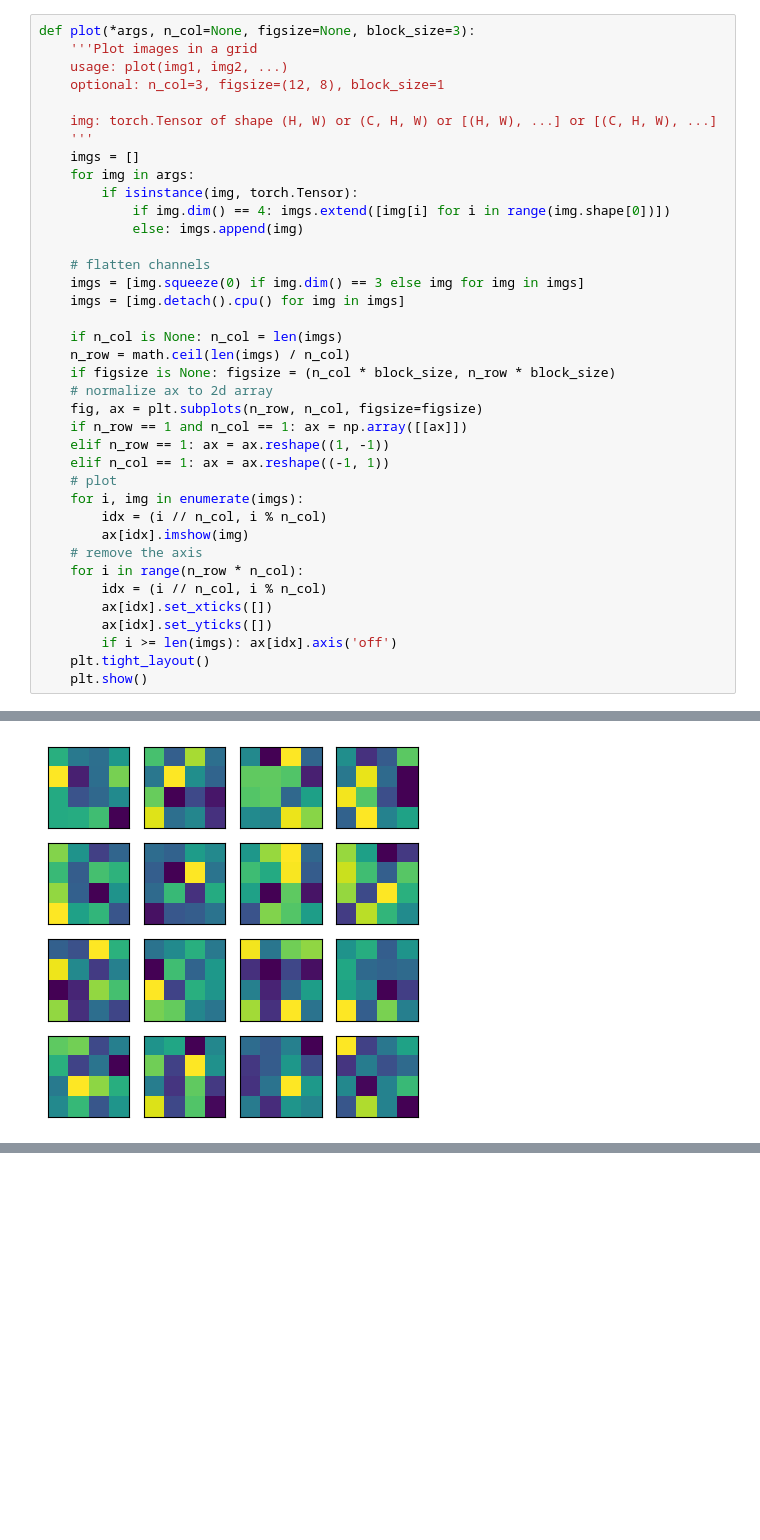
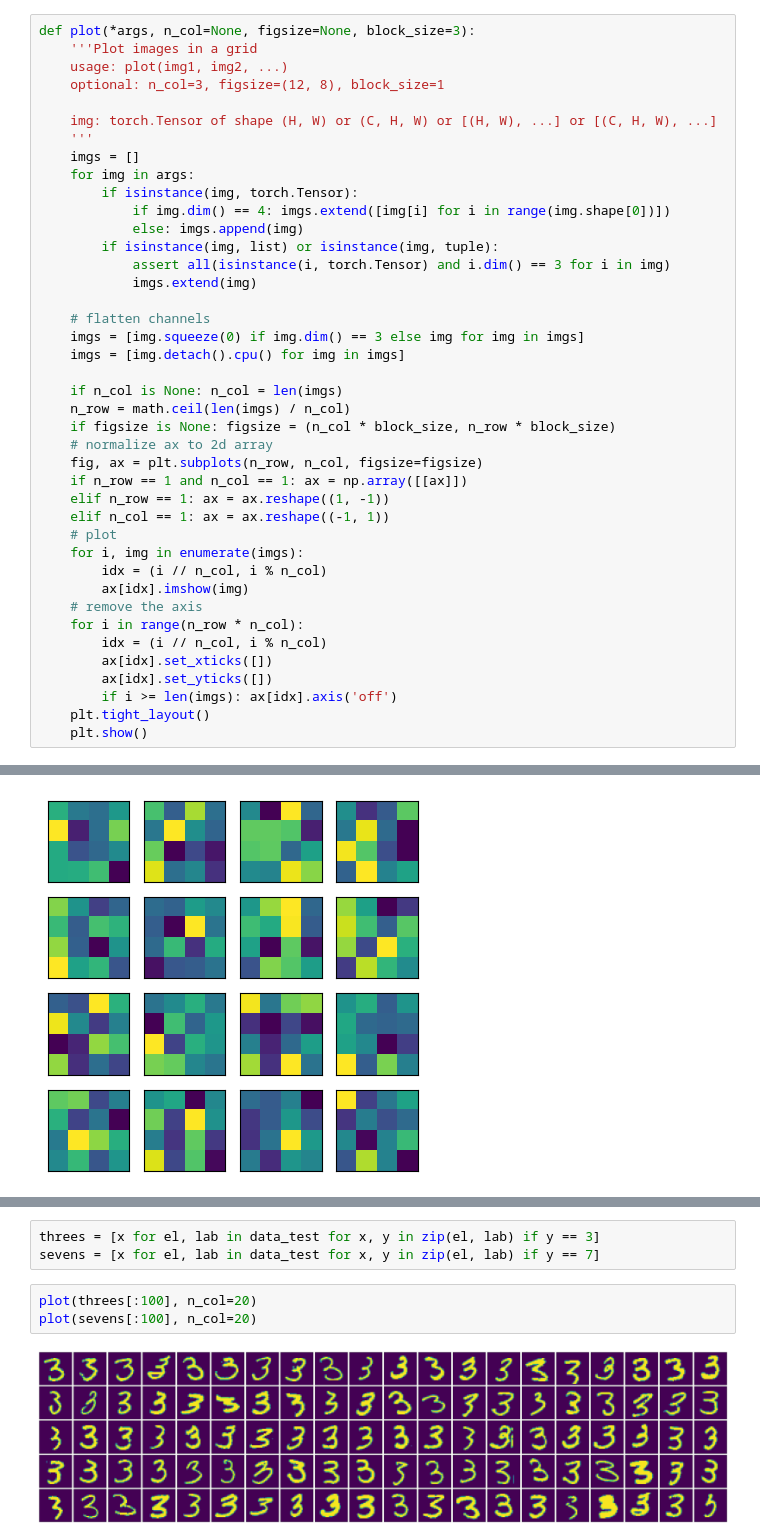
Before and after one commit to peluche/ViT, a Jupyter notebook: vit.ipynb, the cells around one changed output, grey strips where cells are left out. Drawn from its saved outputs; the diff is of its cells as text; blank space fills up the shorter version.

```diff
--- a/vit.ipynb
+++ b/vit.ipynb
@@ -66,6 +66,9 @@ def plot(*args, n_col=None, figsize=None, block_size=3):
         if isinstance(img, torch.Tensor):
             if img.dim() == 4: imgs.extend([img[i] for i in range(img.shape[0])])
             else: imgs.append(img)
+        if isinstance(img, list) or isinstance(img, tuple):
+            assert all(isinstance(i, torch.Tensor) and i.dim() == 3 for i in img)
+            imgs.extend(img)
 
     # flatten channels
     imgs = [img.squeeze(0) if img.dim() == 3 else img for img in imgs]
@@ -366,0 +406,8 @@ visualize_positional_embeddings(model.get_positional_embedding())
+# %%
+threes = [x for el, lab in data_test for x, y in zip(el, lab) if y == 3]
+sevens = [x for el, lab in data_test for x, y in zip(el, lab) if y == 7]
+# %%
+plot(threes[:100], n_col=20)
+plot(sevens[:100], n_col=20)
+# %% [output]
+[figure, added]
```
Also changed, not shown: parts of 6 cells of this notebook.
